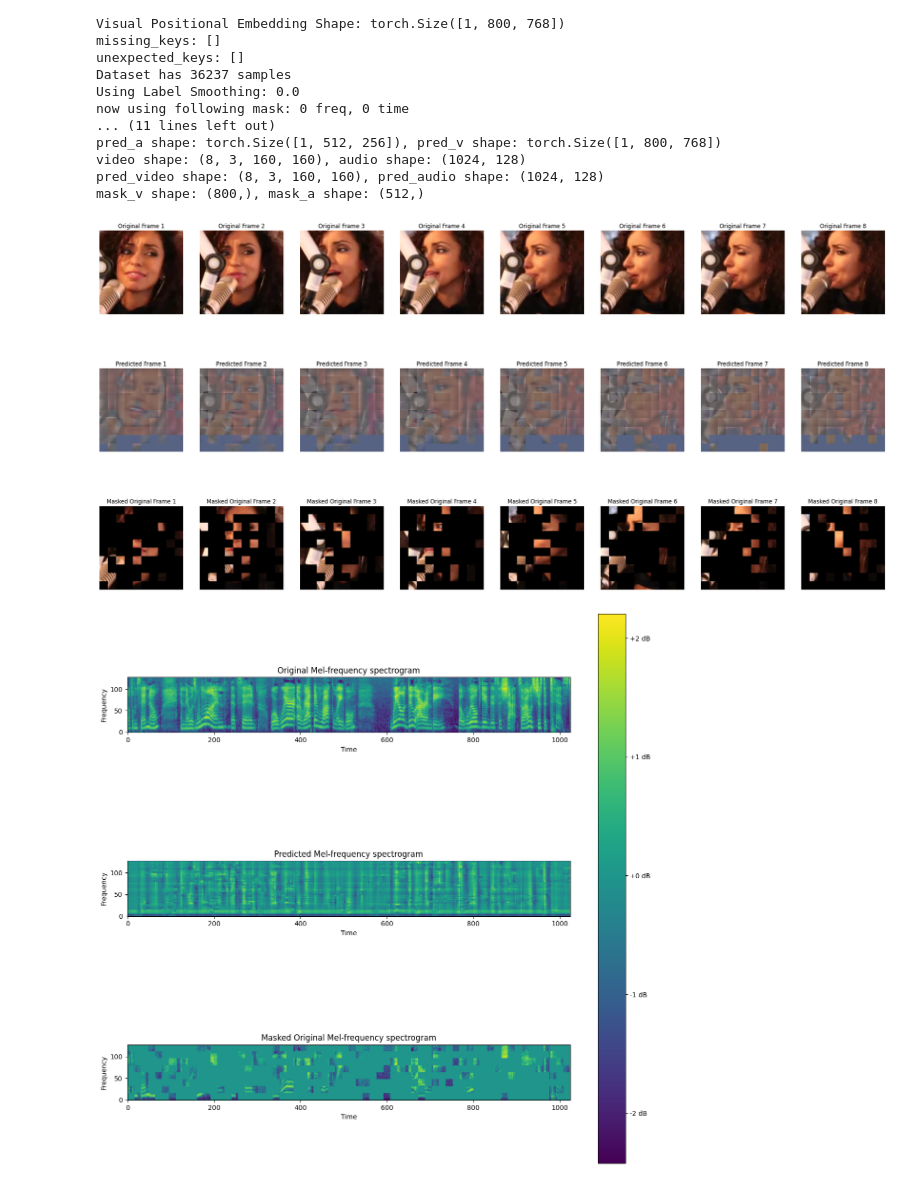
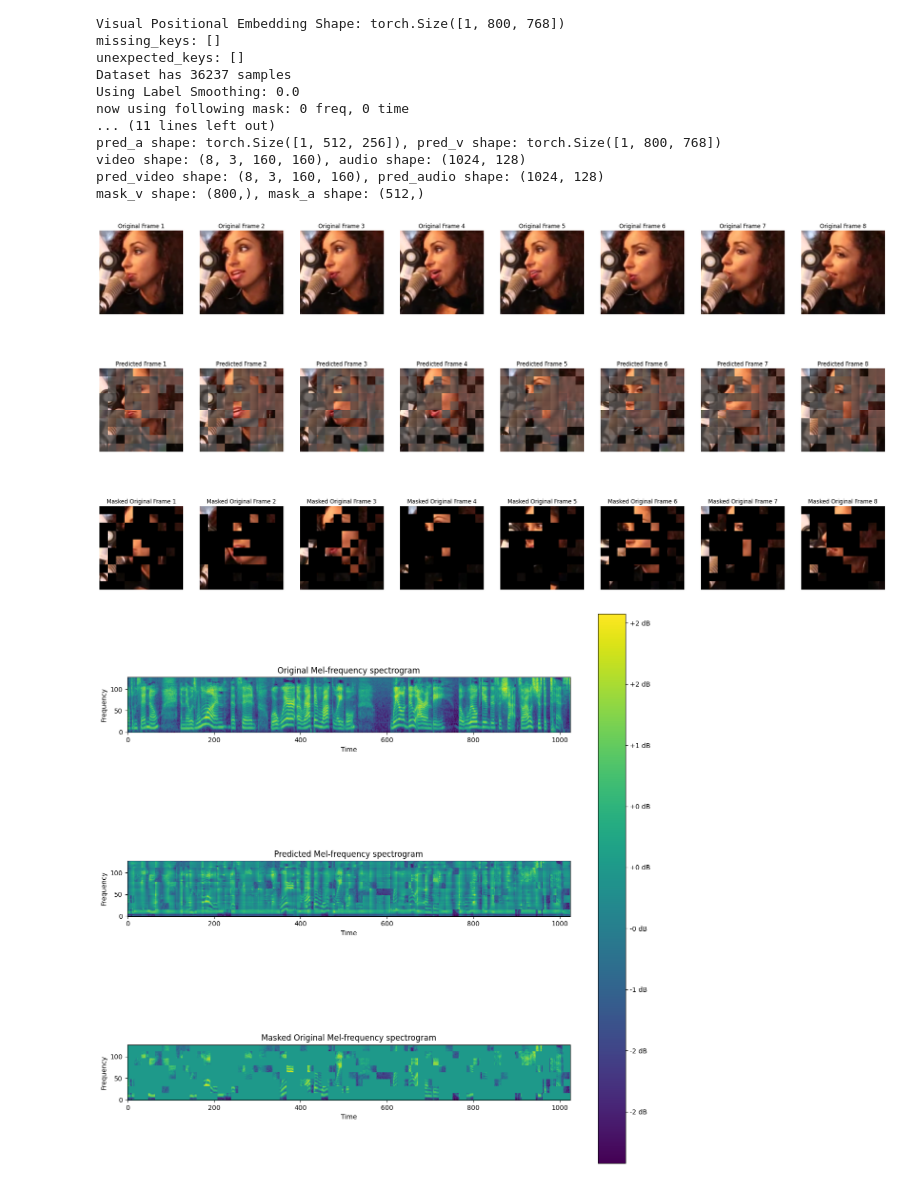
Before and after one commit to Cb1ock/Uni-cmae, a Jupyter notebook: src/vis.ipynb, the cells around one changed output. Drawn from its saved outputs; the diff is of its cells as text; code cells hidden in the pictures.

Commit message:
chore: Update masking ratios for audio and video and fix some errors

```diff
--- a/src/vis.ipynb
+++ b/src/vis.ipynb
@@ -10,7 +10,7 @@ import matplotlib.pyplot as plt
 import torchvision.utils as vutils
 import dataloader as dataloader
 
-pth_path = '/home/hao/Project/uni-cmae/egs/voxceleb2/exp/testmae02-audioset-uni-cmae-balNone-lr5e-5-epoch25-bs56-normTrue-c0.01-p1.0-tpFalse-mr-unstructured-0.75/models/best_audio_model.pth'
+pth_path = '/home/hao/Project/uni-cmae/egs/voxceleb2/exp/testmae02-audioset-uni-cmae-balNone-lr6e-5-epoch25-bs60-normTrue-c0.01-p1.0-tpFalse-mr-unstructured-0.75/models/best_audio_model.pth'
 
 # 初始化模型和优化器
 audio_model = models.Uni_CMAE(img_size=160, audio_length=1024, norm_pix_loss=True, encoder_depth=12, tr_pos=False)
@@ -80,7 +80,7 @@ val_set = dataloader.AudiosetDataset(
 audio, video, label = val_set[12]
 
 # 前向传播
-pred_video, pred_audio, mask_v, mask_a, video, audio = audio_model.forward_vis(audio.unsqueeze(0), video)
+pred_video, pred_audio, mask_v, mask_a, video, audio = audio_model.forward_vis(audio.unsqueeze(0), video.unsqueeze(0))
 
 # 处理输出数据的 shape
 video = video.squeeze(0).permute(1, 0, 2, 3).detach().cpu().numpy()  # (8, 3, 160, 160)
@@ -95,9 +95,9 @@ print(f'video shape: {video.shape}, audio shape: {audio.shape}')
 print(f'pred_video shape: {pred_video.shape}, pred_audio shape: {pred_audio.shape}')
 print(f'mask_v shape: {mask_v.shape}, mask_a shape: {mask_a.shape}')
 
-# 归一化图像数据到 [0, 1]
-video = (video - video.min()) / (video.max() - video.min())
-pred_video = (pred_video - pred_video.min()) / (pred_video.max() - pred_video.min())
+# Normalize video frames and predictions to [0, 1]
+video = np.clip((video - video.min()) / (video.max() - video.min()), 0, 1)
+pred_video = np.clip((pred_video - pred_video.min()) / (pred_video.max() - pred_video.min()), 0, 1)
 # %% [output]
 A Uni-CMAE Model
 Use norm_pix_loss:  True
@@ -117,40 +117,50 @@ video shape: (8, 3, 160, 160), audio shape: (1024, 128)
 pred_video shape: (8, 3, 160, 160), pred_audio shape: (1024, 128)
 mask_v shape: (800,), mask_a shape: (512,)
 # %%
-# 可视化原始视频帧、预测视频帧和掩码后的原始视频帧
+# Visualization
 fig, axes = plt.subplots(3, video.shape[0], figsize=(30, 15))
 patch_size = 16
 
-for i in range(0, video.shape[0]):
-    idx = i  # 确保 idx 在 axes 的范围内
-    # 原始视频帧
-
-
-    axes[0, idx].imshow(np.transpose(video[i], (1, 2, 0)))  # 对于原始帧
-    axes[1, idx].imshow(np.transpose(pred_video[i], (1, 2, 0)))  # 对于预测帧
-
+for i in range(video.shape[0]):
+    idx = i
+    # Original video frame
+    axes[0, idx].imshow(np.transpose(video[i], (1, 2, 0)))
     axes[0, idx].axis('off')
     axes[0, idx].set_title(f'Original Frame {i+1}')
 
+
+    # Predicted frame with real unmasked regions
+    pred_frame_with_real = np.transpose(pred_video[i], (1, 2, 0)).copy()
+    real_frame = np.transpose(video[i], (1, 2, 0)).copy()
+
+    for y in range(mask.shape[0]):
+        for x in range(mask.shape[1]):
+            if mask[y, x] == 0:
+                pred_frame_with_real[y*patch_size:(y+1)*patch_size, x*patch_size:(x+1)*patch_size, :] = \
+                    real_frame[y*patch_size:(y+1)*patch_size, x*patch_size:(x+1)*patch_size, :]
+
+    axes[1, idx].imshow(pred_frame_with_real)
     axes[1, idx].axis('off')
     axes[1, idx].set_title(f'Predicted Frame {i+1}')
 
-    # 掩码后的原始视频帧
+
+    # Masked original video frame
     masked_frame = video[i].copy()
     mask = mask_v[idx * (video.shape[2] // patch_size) * (video.shape[3] // patch_size):(idx + 1) * (video.shape[2] // patch_size) * (video.shape[3] // patch_size)]
     mask = mask.reshape(video.shape[2] // patch_size, video.shape[3] // patch_size)
+
     for y in range(mask.shape[0]):
         for x in range(mask.shape[1]):
-            if mask[y, x] > 0:  # 如果掩码不全为零
-                masked_frame[:, y*patch_size:(y+1)*patch_size, x*patch_size:(x+1)*patch_size] = 0  # 将掩码区域设为0
+            if mask[y, x] > 0:
+                masked_frame[:, y*patch_size:(y+1)*patch_size, x*patch_size:(x+1)*patch_size] = 0
 
     axes[2, idx].imshow(np.transpose(masked_frame, (1, 2, 0)))
     axes[2, idx].axis('off')
     axes[2, idx].set_title(f'Masked Original Frame {i+1}')
 
 plt.show()
 # %% [output]
-[figure, old version]
+[figure, new version]
 # %%
 # 可视化原始频谱图、预测频谱图和掩码后的频谱图
 fig, axes = plt.subplots(3, 1, figsize=(15, 15))
@@ -163,7 +173,14 @@ axes[0].set_xlabel('Time')
 axes[0].set_ylabel('Frequency')
 
 # 预测频谱图
-im1 = axes[1].imshow(pred_audio.T, aspect='equal', origin='lower')
+pred_audio_copy = pred_audio.copy()
+mask_a_copy = mask_a.reshape(-1, 8)
+for i in range(mask_a_copy.shape[0]):
+    for j in range(mask_a_copy.shape[1]):
+        if mask_a_copy[i, j] == 0:
+            pred_audio_copy[i * 16:(i + 1) * 16, j * 16:(j + 1) * 16] = audio[i * 16:(i + 1) * 16, j * 16:(j + 1) * 16]
+
+im1 = axes[1].imshow(pred_audio_copy.T, aspect='equal', origin='lower')
 axes[1].set_title('Predicted Mel-frequency spectrogram')
 axes[1].set_xlabel('Time')
 axes[1].set_ylabel('Frequency')
@@ -186,4 +203,4 @@ fig.colorbar(im2, ax=axes.ravel().tolist(), orientation='vertical', format='%+2.
 
 plt.show()
 # %% [output]
-[figure, old version]
+[figure, new version]
```
Also changed, not shown: 6 other files.
